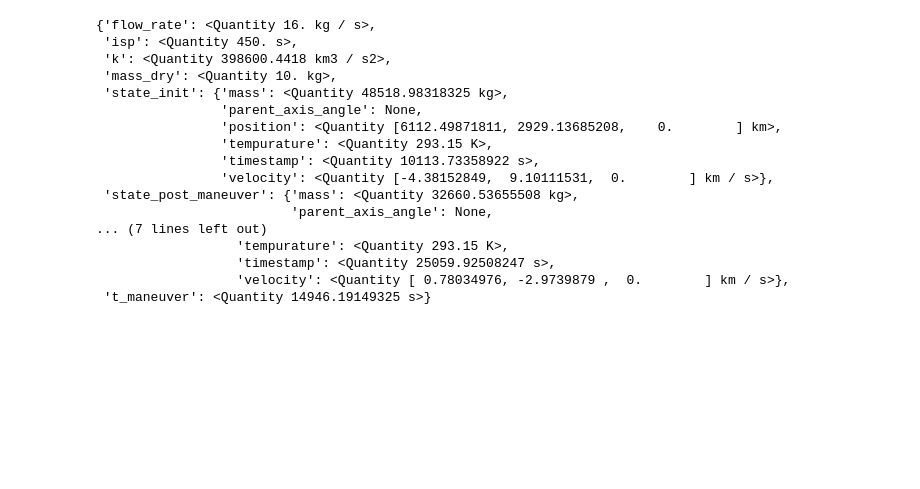
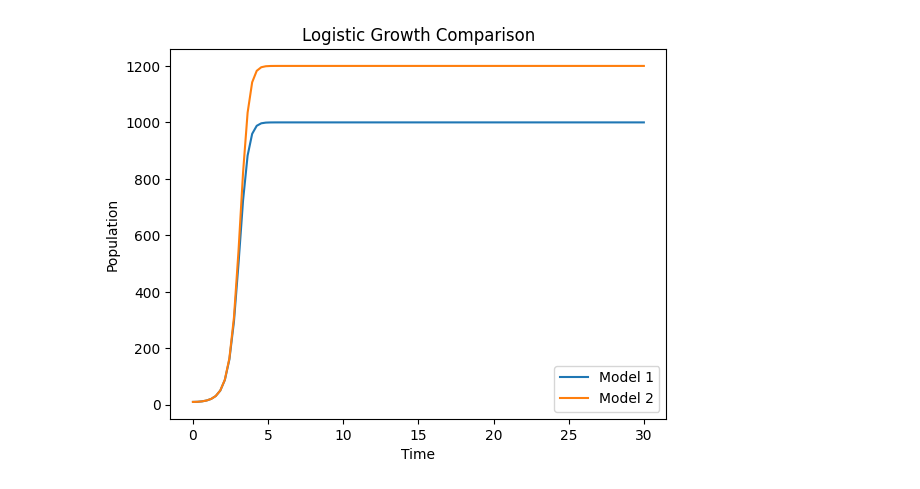
Before and after one commit to jcl5m1/Gather, a Jupyter notebook: python/playground.ipynb, the cells around one changed output. Saved outputs shown, nothing was run; the diff lists cells and outputs as text; code cells hidden in the pictures; blank space fills up the shorter version.

```diff
--- a/python/playground.ipynb
+++ b/python/playground.ipynb
@@ -481,22 +92,52 @@ m2: 233.6486513977836 s 205.99455843697524 s 1.8723924569259256e-13
-# %%
-from pprint import pprint
-
-pprint(solver.maneuver2.to_dict())
-# %% [output]
-{'flow_rate': <Quantity 16. kg / s>,
- 'isp': <Quantity 450. s>,
- 'k': <Quantity 398600.4418 km3 / s2>,
- 'mass_dry': <Quantity 10. kg>,
- 'state_init': {'mass': <Quantity 48518.98318325 kg>,
-                'parent_axis_angle': None,
-                'position': <Quantity [6112.49871811, 2929.13685208,    0.        ] km>,
-                'tempurature': <Quantity 293.15 K>,
-                'timestamp': <Quantity 10113.73358922 s>,
-                'velocity': <Quantity [-4.38152849,  9.10111531,  0.        ] km / s>},
- 'state_post_maneuver': {'mass': <Quantity 32660.53655508 kg>,
-                         'parent_axis_angle': None,
-... (7 lines left out)
-                  'tempurature': <Quantity 293.15 K>,
-                  'timestamp': <Quantity 25059.92508247 s>,
-                  'velocity': <Quantity [ 0.78034976, -2.9739879 ,  0.        ] km / s>},
- 't_maneuver': <Quantity 14946.19149325 s>}
+# %%
+from scipy.integrate import ode
+import numpy as np
+import matplotlib.pyplot as plt
+
+def logistic_model(t,y, K, r):
+    dydt = t * y * (1 - y/K)
+    return dydt
+
+# Parameters for model 1
+K1 = 1000
+r1 = 0.5
+
+# Parameters for model 2
+K2 = 1200
+r2 = 0.4
+
+# Initial condition (same for both models)
+y0 = 10
+
+# Time points
+t = np.linspace(0, 30, 100)
+
+# Create separate LSODA integrators
+solver1 = ode(logistic_model).set_integrator('dopri5')  # can use dopri5 in re-entrant mode
+solver2 = ode(logistic_model).set_integrator('dopri5')
+
+# Set initial conditions
+solver1.set_initial_value(y0, t[0])
+solver2.set_initial_value(y0, t[0])
+solver1.set_f_params(K1, r1)
+solver2.set_f_params(K2, r2)
+# Solve the ODEs
+solution1 = np.zeros((len(t), 1))
+solution2 = np.zeros((len(t), 1))
+solution1[0] = y0
+solution2[0] = y0
+
+for i in range(1, len(t)):
+    solution1[i] = solver1.integrate(t[i])
+    solution2[i] = solver2.integrate(t[i])
+
+# Plot the results
+plt.plot(t, solution1, label='Model 1')
+plt.plot(t, solution2, label='Model 2')
+plt.xlabel('Time')
+plt.ylabel('Population')
+plt.title('Logistic Growth Comparison')
+plt.legend()
+plt.show()
+# %% [output]
+[figure, added]
```
Also changed, not shown: parts of 4 cells of this notebook, 9 other files.
